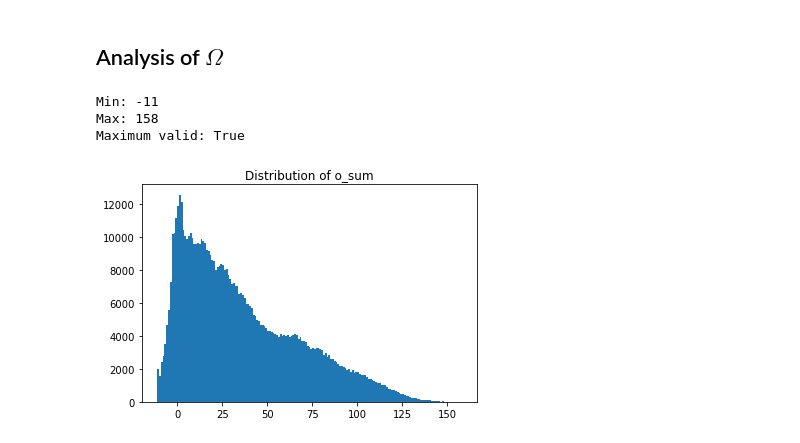
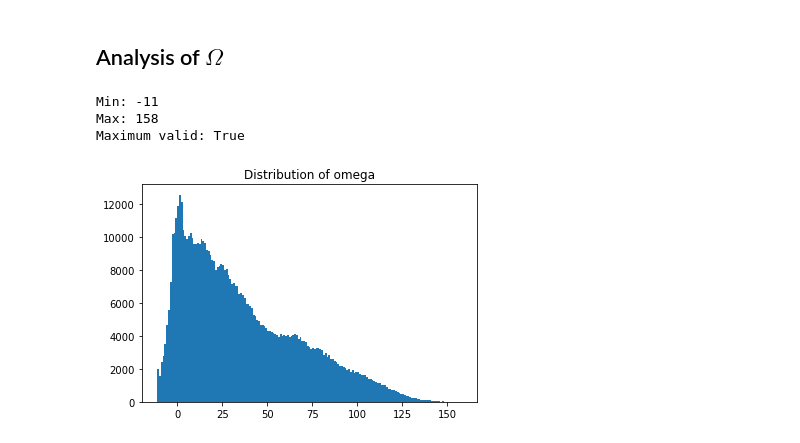
Before and after one commit to c4ristian/collatz, a Jupyter notebook: notebooks/binary_theorems.ipynb, the cells around one changed output. Drawn from its saved outputs; the diff is of its cells as text; code cells hidden in the pictures.

```diff
--- a/notebooks/binary_theorems.ipynb
+++ b/notebooks/binary_theorems.ipynb
@@ -28,7 +28,7 @@ pd.set_option('display.expand_frame_repr', False)
 
 # Load data from csv
 analysis_frame = pd.read_csv(CSV_PATH, dtype={
-    "vi": object, "kvi+1": object, "vi+1" : object})
+    "v_i": object, "kv_i+1": object, "v_i+" : object})
 
 sequence_count = int(analysis_frame["sequence_id"].nunique())
 
@@ -121,24 +121,24 @@ Maximum valid: True
 # %% [markdown]
 ## Analysis of $\Omega$
 # %%
-o_max = analysis_frame["o_sum"].max()
-o_min = analysis_frame["o_sum"].min()
+o_max = analysis_frame["o"].max()
+o_min = analysis_frame["o"].min()
 
-max_value_valid = (analysis_frame["o_sum"] > analysis_frame["o_max"]).sum() == 0
+max_value_valid = (analysis_frame["o"] > analysis_frame["o_max"]).sum() == 0
 
 print("Min:", o_min)
 print("Max:", o_max)
 print("Maximum valid:", max_value_valid)
 
 # Plot distribution
 bins = ceil(o_max - o_min)
 
 plt.figure()
-plt.title("Distribution of o_sum")
-plt.hist(analysis_frame["o_sum"], bins = bins)
+plt.title("Distribution of omega")
+plt.hist(analysis_frame["o"], bins = bins)
 plt.show()
 # %% [output]
 Min: -11
 Max: 158
 Maximum valid: True
-[figure, old version]
+[figure, new version]
```
Also changed, not shown: parts of 1 cell of this notebook, 3 other files.
